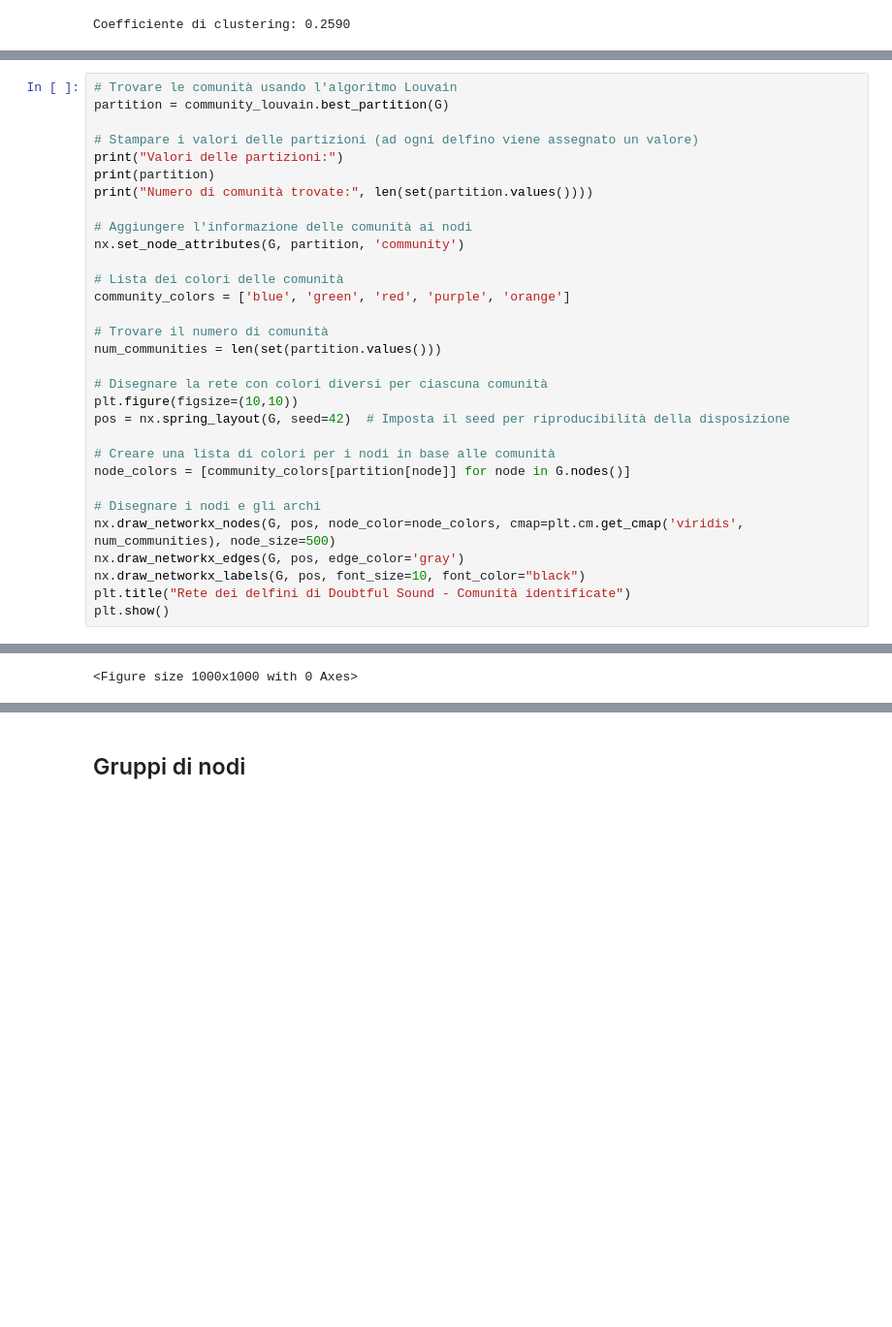
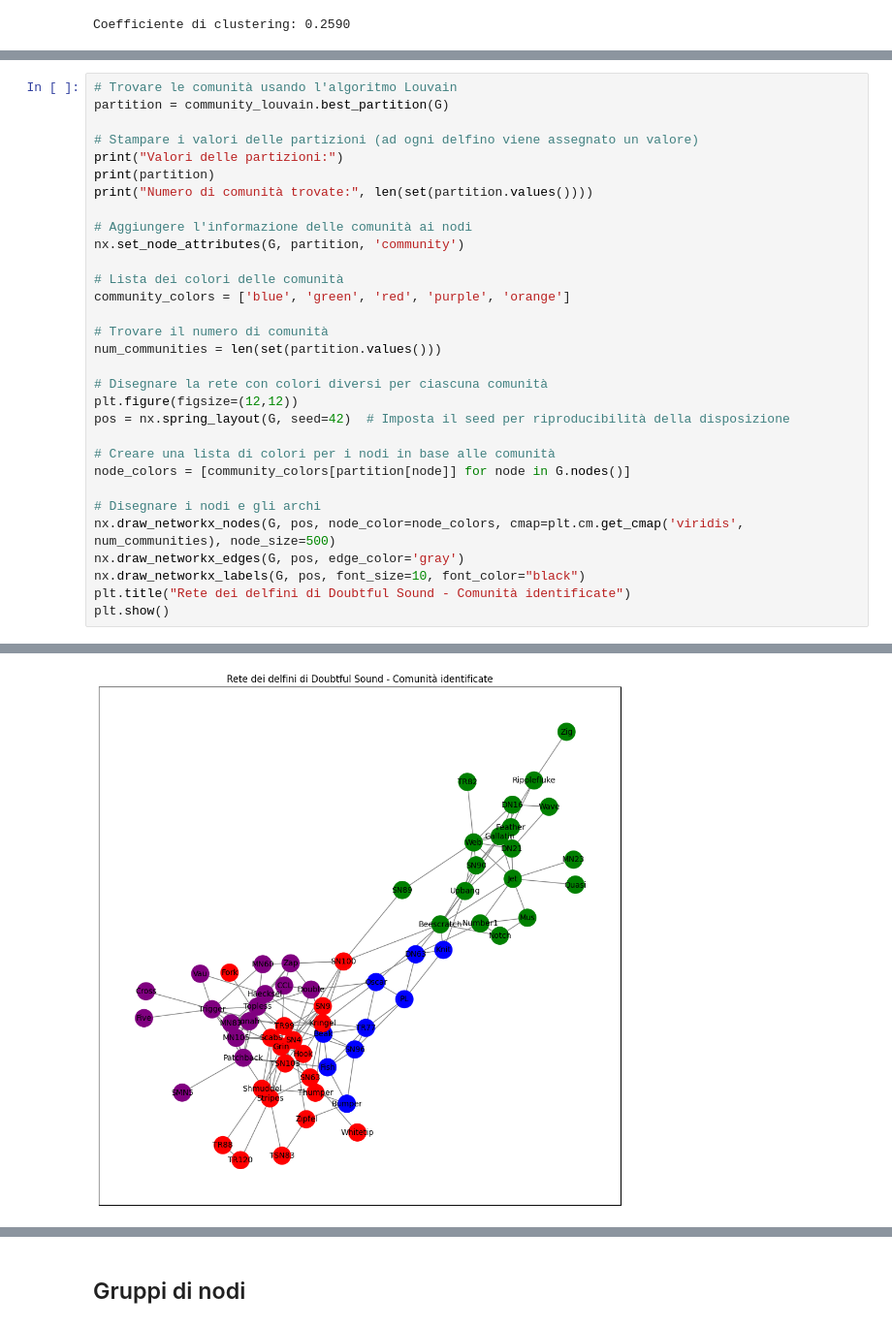
Before and after one commit to martinadaghia/Project_SNA, a Jupyter notebook: analysis.ipynb, the cells around one changed output, grey strips where cells are left out. Shown at 97% size. Cells and saved outputs as stored; diff of their text form; blank space fills up the shorter version.

```diff
--- a/analysis.ipynb
+++ b/analysis.ipynb
@@ -291,7 +306,7 @@ community_colors = ['blue', 'green', 'red', 'purple', 'orange']
 num_communities = len(set(partition.values()))
 
 # Disegnare la rete con colori diversi per ciascuna comunità
-plt.figure(figsize=(10,10))
+plt.figure(figsize=(12,12))
 pos = nx.spring_layout(G, seed=42)  # Imposta il seed per riproducibilità della disposizione
 
 # Creare una lista di colori per i nodi in base alle comunità
@@ -311 +329 @@ AttributeError: module 'matplotlib.cm' has no attribute 'get_cmap'
-<Figure size 1000x1000 with 0 Axes>
+[figure, added]
```
Also changed, not shown: parts of 43 cells of this notebook, 3 other files.
